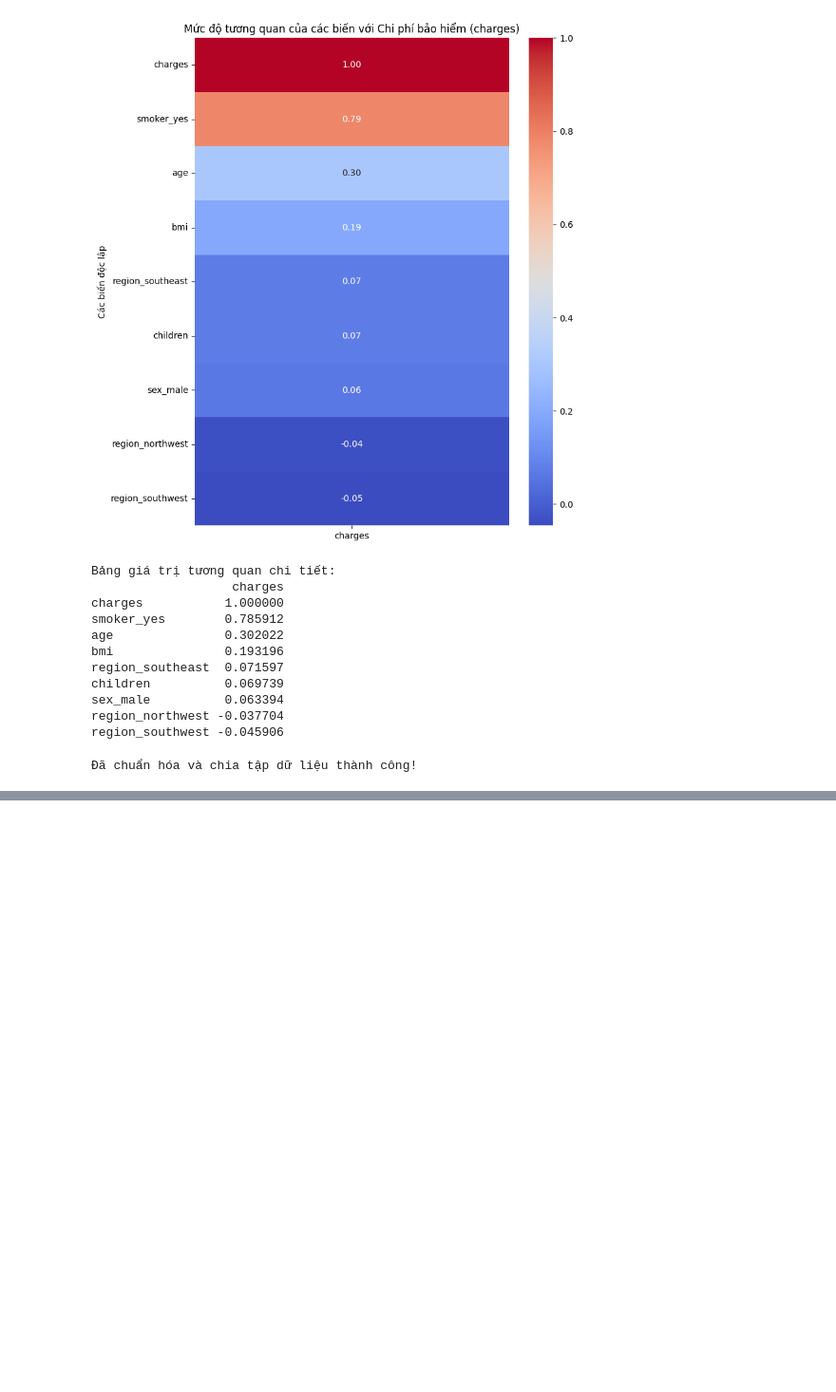
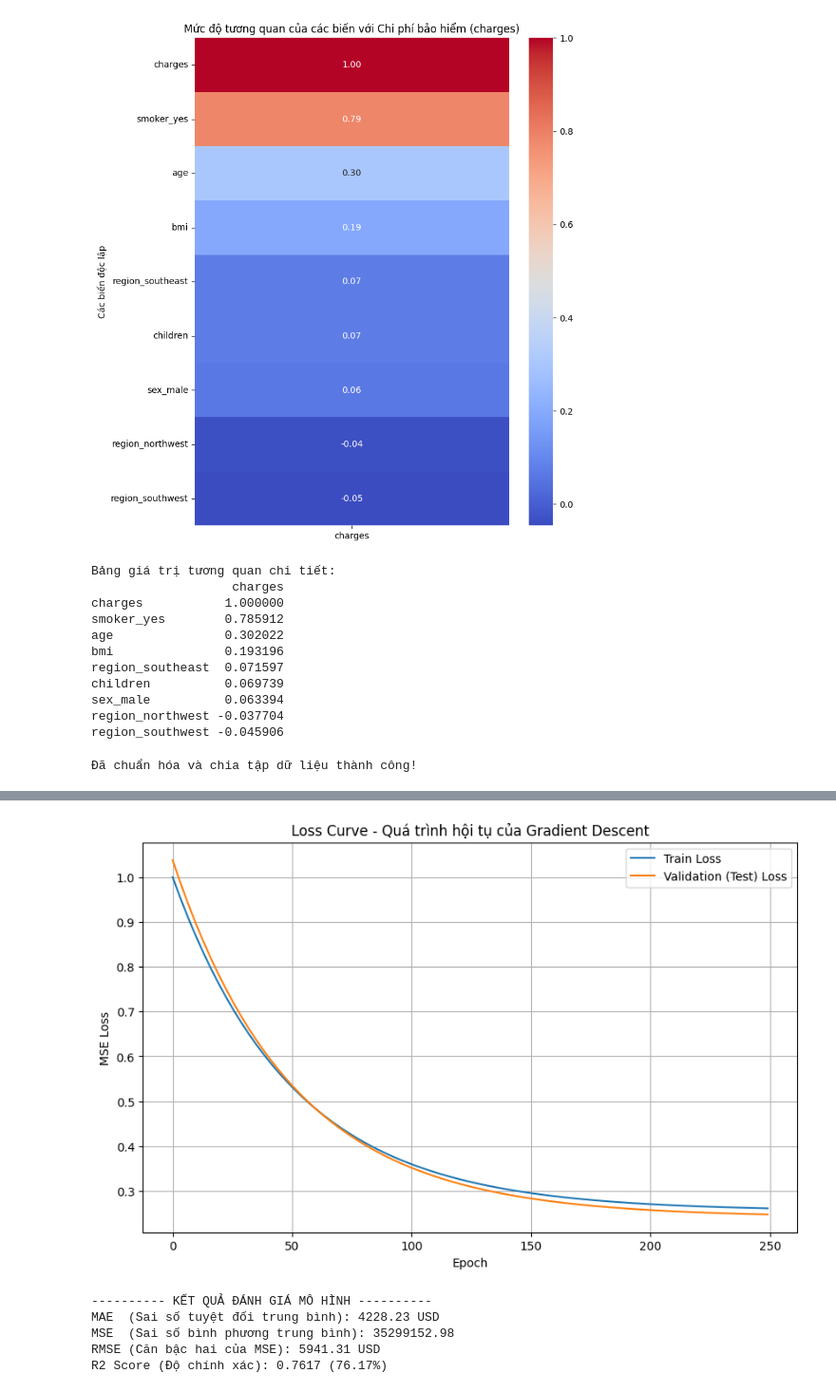
Before and after one commit to thuynguyenhuit/hocsau, a Jupyter notebook: Linear_Insurance.ipynb, the cells around one changed output, grey strips where cells are left out. Shown at 95% size. Cells and saved outputs as stored; diff of their text form; code cells hidden in the pictures; blank space fills up the shorter version.

```diff
--- a/Linear_Insurance.ipynb
+++ b/Linear_Insurance.ipynb
@@ -228,0 +385,40 @@ print("Đã chuẩn hóa và chia tập dữ liệu thành công!")
+# %%
+plt.figure(figsize=(10, 6))
+plt.plot(train_losses, label='Train Loss')
+plt.plot(test_losses, label='Validation (Test) Loss')
+plt.title('Loss Curve - Quá trình hội tụ của Gradient Descent')
+plt.xlabel('Epoch')
+plt.ylabel('MSE Loss')
+plt.legend()
+plt.grid(True)
+plt.show()
+# %% [output]
+[figure, added]
+# %%
+from sklearn.metrics import mean_absolute_error, mean_squared_error, r2_score
+
+# 1. Dự đoán trên tập test (đang ở dạng scaled)
+y_pred_scaled = np.dot(X_test_scaled, W) + b
+
+# 2. Đưa dự đoán và thực tế về đơn vị tiền tệ gốc (USD)
+y_pred_final = scaler_y.inverse_transform(y_pred_scaled)
+y_test_final = scaler_y.inverse_transform(y_test_scaled)
+
+# 3. Tính toán các chỉ số
+mae = mean_absolute_error(y_test_final, y_pred_final)
+mse = mean_squared_error(y_test_final, y_pred_final)
+rmse = np.sqrt(mse)
+r2 = r2_score(y_test_final, y_pred_final)
+
+# 4. In kết quả
+print("---------- KẾT QUẢ ĐÁNH GIÁ MÔ HÌNH ----------")
+print(f"MAE  (Sai số tuyệt đối trung bình): {mae:.2f} USD")
+print(f"MSE  (Sai số bình phương trung bình): {mse:.2f}")
+print(f"RMSE (Căn bậc hai của MSE): {rmse:.2f} USD")
+print(f"R2 Score (Độ chính xác): {r2:.4f} ({r2*100:.2f}%)")
+# %% [output]
+---------- KẾT QUẢ ĐÁNH GIÁ MÔ HÌNH ----------
+MAE  (Sai số tuyệt đối trung bình): 4228.23 USD
+MSE  (Sai số bình phương trung bình): 35299152.98
+RMSE (Căn bậc hai của MSE): 5941.31 USD
+R2 Score (Độ chính xác): 0.7617 (76.17%)
```
Also changed, not shown: parts of 5 cells of this notebook.
